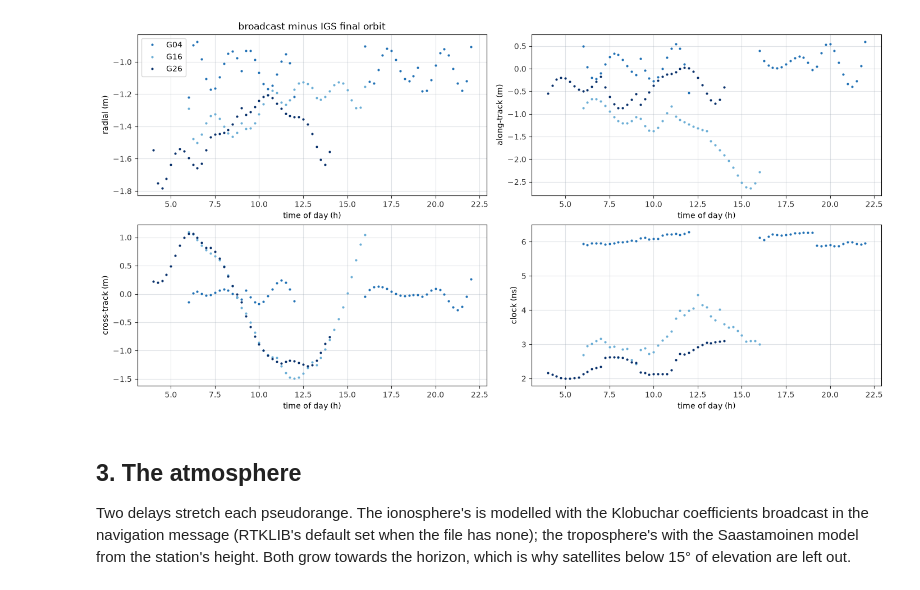
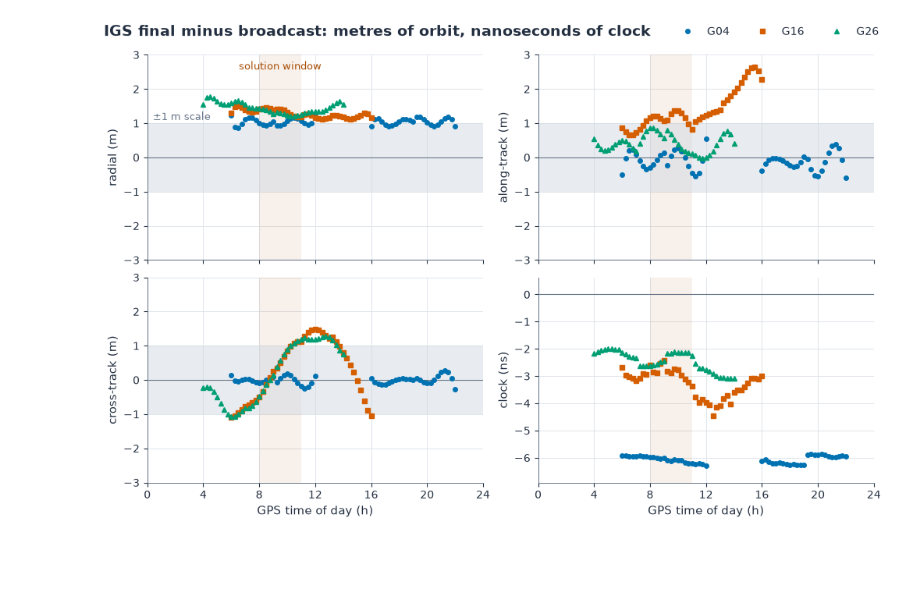
Before and after one commit to aklofas/purple-gnss, a Jupyter notebook: pyrx/notebooks/02-standalone-pvt.ipynb, the cells around one changed output. Saved outputs shown, nothing was run; the diff lists cells and outputs as text; code cells hidden in the pictures; blank space fills up the shorter version.

```diff
--- a/pyrx/notebooks/02-standalone-pvt.ipynb
+++ b/pyrx/notebooks/02-standalone-pvt.ipynb
@@ -139,44 +314,69 @@ plt.show()
 # %%
 if src is None:
-    print("synthetic data: no precise orbit to compare against")
+    print("Synthetic data: IGS comparison skipped (no SP3 product for the generated orbits).")
 else:
     import georinex
 
     with warnings.catch_warnings():
         warnings.simplefilter("ignore", FutureWarning)
         sp3 = georinex.load(src.sp3)
-    fig, axes = figure(2, 2, figsize=(14, 7))
-    for prn, color in zip((4, 16, 26), LINES):
+    marks = dict(zip(compared, "os^"))
+    diffs = {}
+    for prn in compared:
         rows = []
+        # the whole day's SP3 epochs, independently of the solution window
         for t in sp3.time.values:
             tow = float(((t - np.datetime64(GPS_EPOCH)) / np.timedelta64(1, "s")) % 604800)
             eph = select_ephemeris(ephs, prn, tow)
             p = sp3.sel(sv=f"G{prn:02d}", time=t)
+            # SP3 gives km and µs; its missing-clock value 999999.999999 µs is about 1 s
             pos, clk = p["position"].values * 1e3, float(p["clock"].values) * 1e-6
             if eph is None or not np.all(np.isfinite(pos)) or abs(clk) > 0.9:
                 continue
             s = satellite_state(eph, tow)
+            # radial, cross-track (normal to the orbit plane), along-track completes the frame
             radial = s.position / np.linalg.norm(s.position)
             cross = np.cross(s.position, s.velocity)
             cross /= np.linalg.norm(cross)
             along = np.cross(cross, radial)
-            d = s.position - pos
-            rows.append((tow / 3600, d @ radial, d @ along, d @ cross,
-                         (satellite_clock(eph, tow) - clk) * 1e9))
-        rows = np.array(rows)
-        for ax, j, name in zip(axes.flat, (1, 2, 3, 4), ("radial (m)", "along-track (m)", "cross-track (m)", "clock (ns)")):
-            ax.plot(rows[:, 0], rows[:, j], ".", markersize=4, color=color, label=f"G{prn:02d}")
-            ax.set_ylabel(name)
-            ax.set_xlabel("time of day (h)")
-    axes[0, 0].set_title("broadcast minus IGS final orbit")
-    axes[0, 0].legend()
+            d = pos - s.position  # IGS minus broadcast
+            # the clock polynomial alone, as SP3 clocks leave out the relativistic term
+            dclk = (clk - satellite_clock(eph, tow)) * 1e9
+            rows.append((tow / 3600 % 24, d @ radial, d @ along, d @ cross, dclk))
+        diffs[prn] = np.array(rows)
+
+    window = (epochs[0].tow / 3600 % 24, epochs[-1].tow / 3600 % 24)
+    lim = max(3.0, 1.1 * max(np.abs(r[:, 1:4]).max() for r in diffs.values()))
+    clocks = np.concatenate([r[:, 4] for r in diffs.values()])
+    clim = (min(clocks.min(), 0.0), max(clocks.max(), 0.0))
+    pad = 0.1 * (clim[1] - clim[0])
+    names = ("radial (m)", "along-track (m)", "cross-track (m)", "clock (ns)")
+    fig, axes = figure(2, 2, figsize=(10, 6.4), sharex=True)
+    for j, (ax, name) in enumerate(zip(axes.flat, names), start=1):
+        ax.axvspan(*window, color=HIGHLIGHT, alpha=0.08, linewidth=0)
+        if j < 4:
+            ax.axhspan(-1, 1, color=BAR, alpha=0.45, linewidth=0)
+            ax.set_ylim(-lim, lim)
+        else:
+            ax.set_ylim(clim[0] - pad, clim[1] + pad)
+        ax.axhline(0, color=MUTED, linewidth=0.8)
+        for prn, color in compared.items():
+            r = diffs[prn]
+            ax.plot(r[:, 0], r[:, j], marks[prn], color=color, ms=4, linestyle="none",
+                    label=f"G{prn:02d}")
+        ax.set_ylabel(name)
+        ax.set(xlim=(0, 24), xticks=range(0, 25, 4))
+    for ax in axes[1]:
+        ax.set_xlabel("GPS time of day (h)")
+    axes[0, 0].annotate("±1 m scale", (0.01, 1), xycoords=axes[0, 0].get_yaxis_transform(),
+                        xytext=(2, 3), textcoords="offset points", fontsize=9, color=MUTED)
+    axes[0, 0].annotate("solution window", (sum(window) / 2, 0.97),
+                        xycoords=axes[0, 0].get_xaxis_transform(), ha="center", va="top",
+                        fontsize=9, color=HIGHLIGHT)
+    handles, labels = axes[0, 0].get_legend_handles_labels()
+    fig.legend(handles, labels, loc="outside upper right", ncols=3)
+    fig.suptitle("IGS final minus broadcast: metres of orbit, nanoseconds of clock",
+                 x=0.0, ha="left")
     plt.show()
 # %% [output]
-[figure, old version]
+[figure, new version]
-# %% [markdown]
-## 3. The atmosphere
-
-Two delays stretch each pseudorange. The ionosphere's is modelled with the Klobuchar
-coefficients broadcast in the navigation message (RTKLIB's default set when the file has
-none); the troposphere's with the Saastamoinen model from the station's height. Both grow
-towards the horizon, which is why satellites below 15° of elevation are left out.
```
Also changed, not shown: parts of 30 cells of this notebook.
